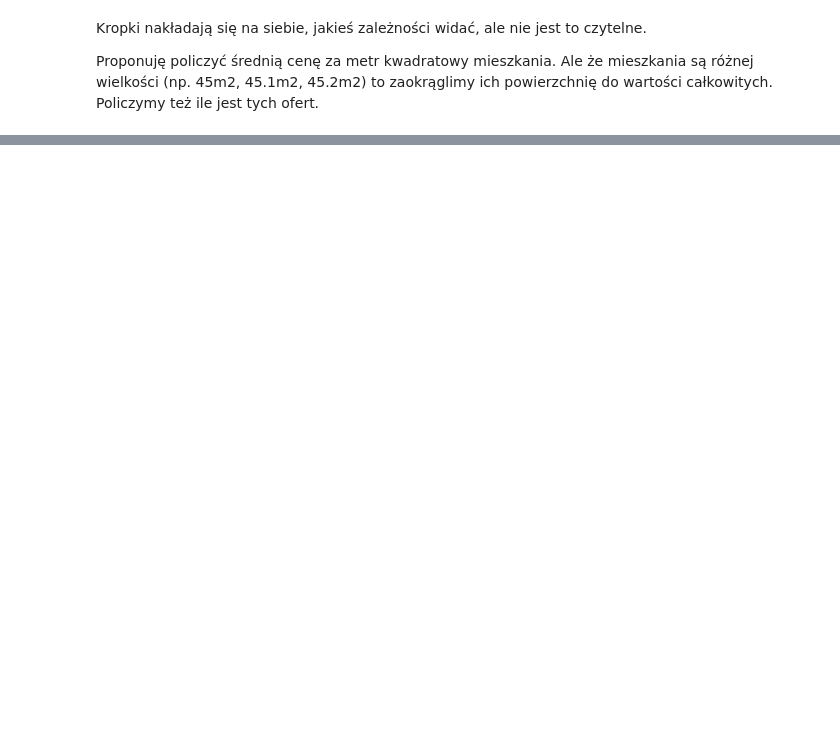
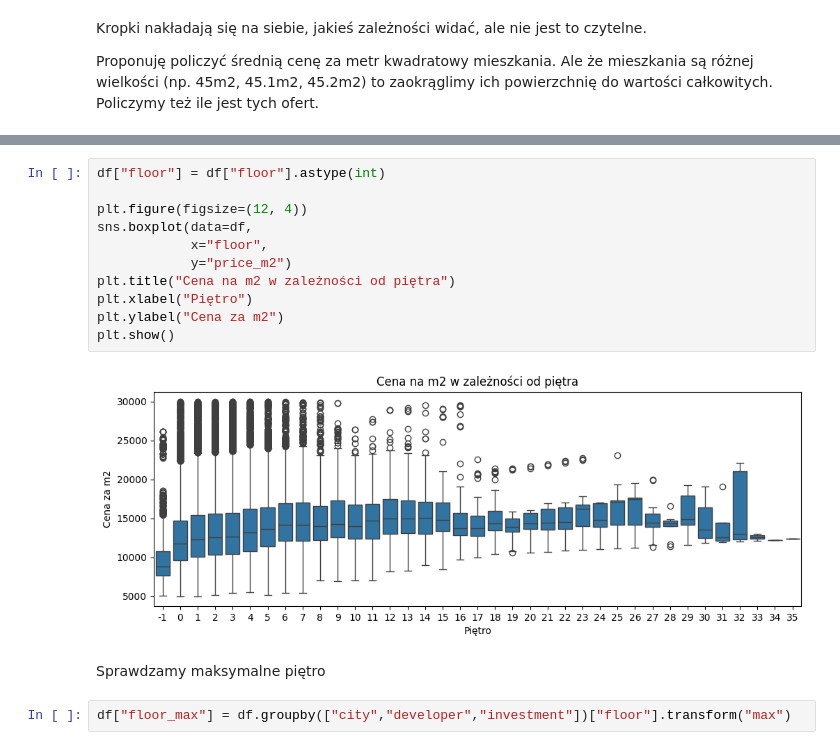
Before and after one commit to kotlarekm/Mieszkania, a Jupyter notebook: 2_wykresy.ipynb, the cells around one changed output, grey strips where cells are left out. Saved outputs shown, nothing was run; the diff lists cells and outputs as text; blank space fills up the shorter version.

```diff
--- a/2_wykresy.ipynb
+++ b/2_wykresy.ipynb
@@ -67,0 +106,17 @@ df_plot = df \
+# %%
+df["floor"] = df["floor"].astype(int)
+
+plt.figure(figsize=(12, 4))
+sns.boxplot(data=df,
+            x="floor",
+            y="price_m2")
+plt.title("Cena na m2 w zależności od piętra")
+plt.xlabel("Piętro")
+plt.ylabel("Cena za m2")
+plt.show()
+# %% [output]
+[figure, added]
+# %% [markdown]
+Sprawdzamy maksymalne piętro
+# %%
+df["floor_max"] = df.groupby(["city","developer","investment"])["floor"].transform("max")
```
Also changed, not shown: parts of 24 cells of this notebook, 2 other files.
